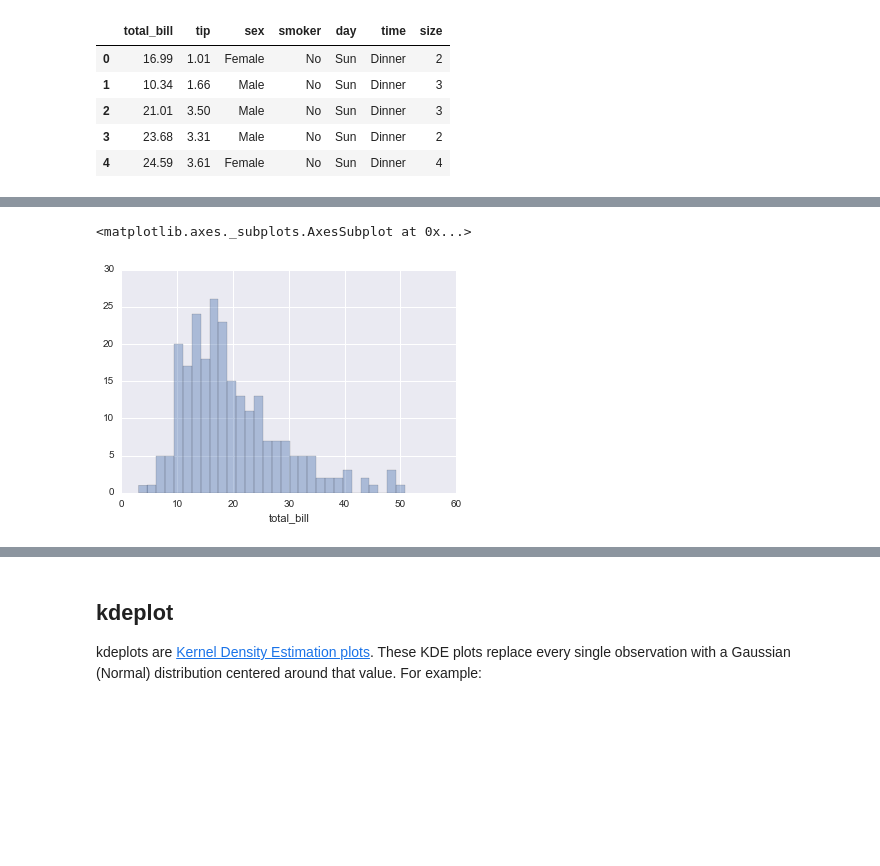
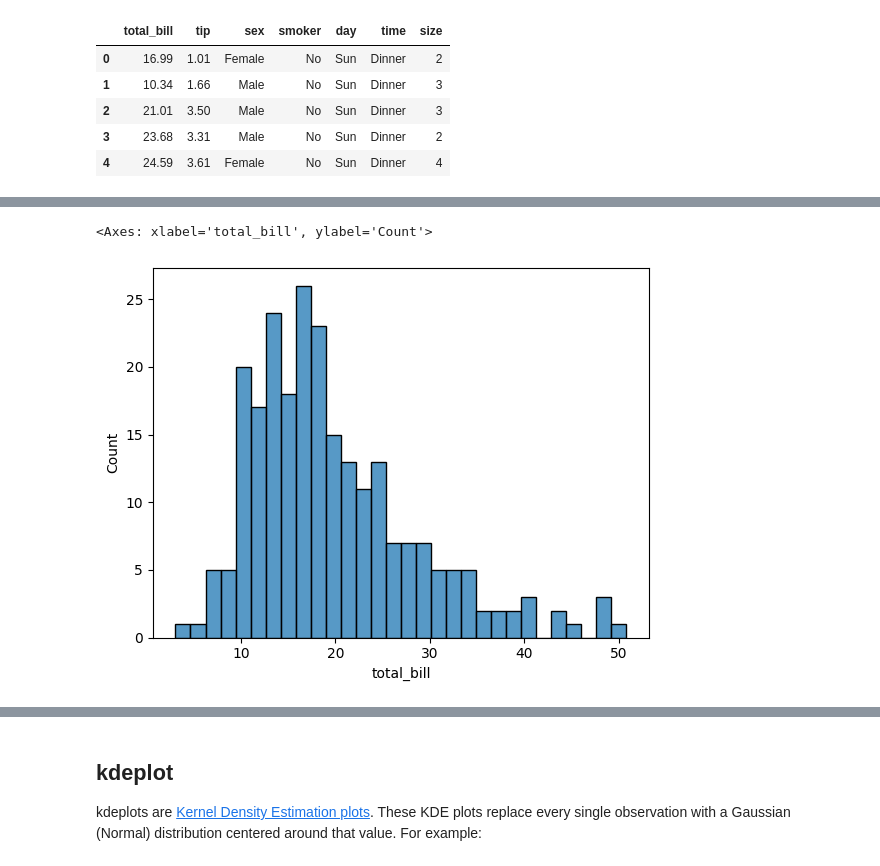
Before and after one commit to tychen742/thinkdsm, a Jupyter notebook: chapters/06-visualization/0608-vis-sns-distribution-plots.ipynb, the cells around one changed output, grey strips where cells are left out. Cells and saved outputs as stored; diff of their text form; code cells hidden in the pictures; blank space fills up the shorter version.

```diff
--- a/chapters/06-visualization/0608-vis-sns-distribution-plots.ipynb
+++ b/chapters/06-visualization/0608-vis-sns-distribution-plots.ipynb
@@ -45,5 +78,5 @@ To remove the kde layer and just have the histogram use:
 # %%
-sns.distplot(tips['total_bill'],kde=False,bins=30)
+sns.histplot(tips['total_bill'], bins=30)
 # %% [output]
-<matplotlib.axes._subplots.AxesSubplot at 0x...>
+<Axes: xlabel='total_bill', ylabel='Count'>
-[figure, old version]
+[figure, new version]
```
Also changed, not shown: parts of 26 cells of this notebook, 2 other files.
